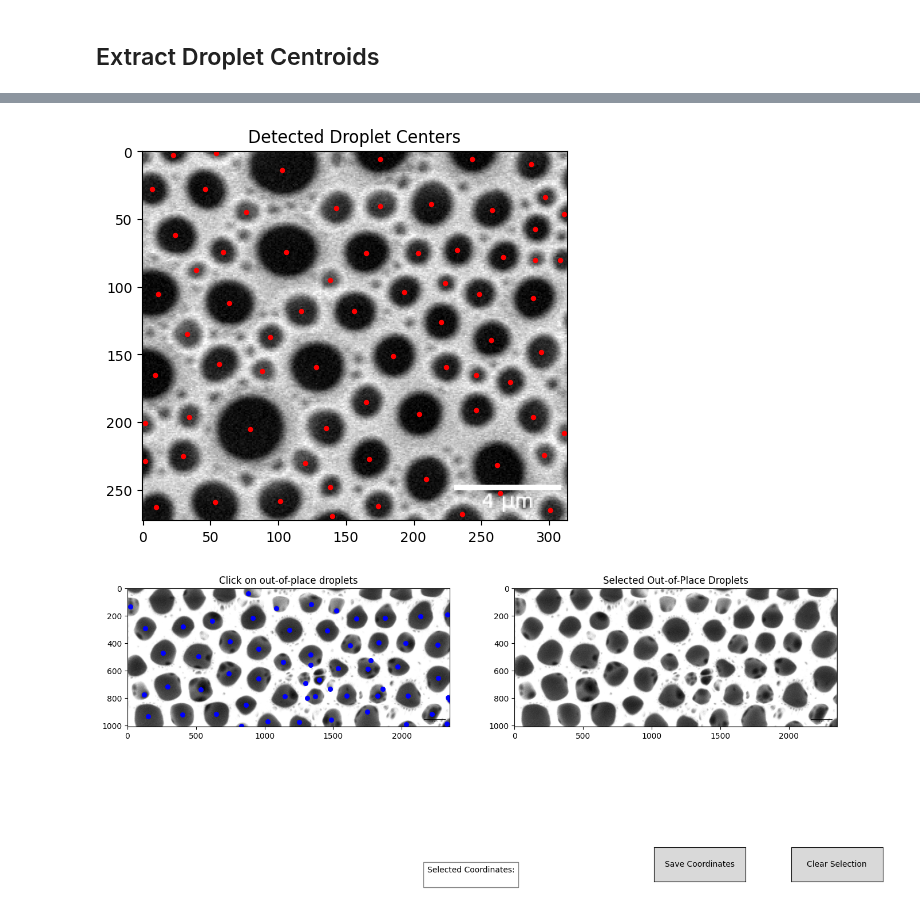
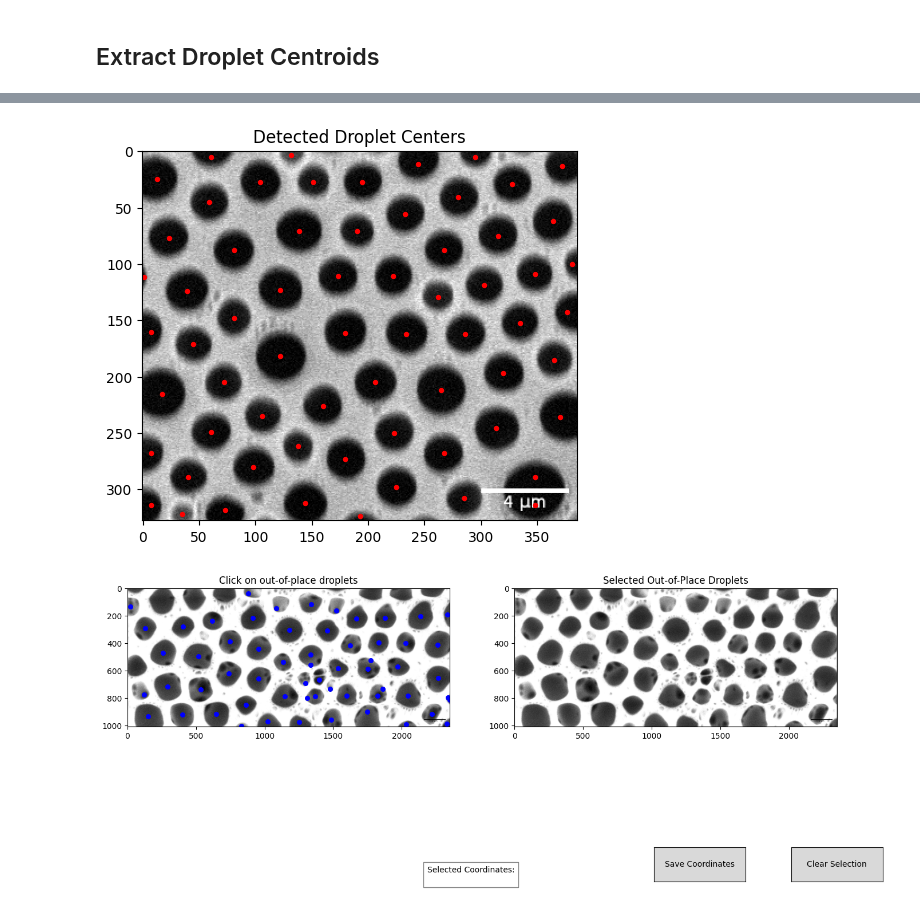
Before and after one commit to lemontang3/Python_Physics, a Jupyter notebook: Voronoi_Analysis.ipynb, the cells around one changed output, grey strips where cells are left out. Cells and saved outputs as stored; diff of their text form; code cells hidden in the pictures.

```diff
--- a/Voronoi_Analysis.ipynb
+++ b/Voronoi_Analysis.ipynb
@@ -47,7 +47,7 @@ import numpy as np
 import matplotlib.pyplot as plt
 
 # Load the image
-image_path = "sample3B.png"  # Update with your image path if needed
+image_path = "sample6B.png"  # Update with your image path if needed
 image = cv2.imread(image_path, cv2.IMREAD_GRAYSCALE)
 
 # Apply Gaussian blur to reduce noise
@@ -145,7 +145,7 @@ import numpy as np
 import matplotlib.pyplot as plt
 
 # Load the image in grayscale
-image_path = "sample3B.png"  # Update with your image path if needed
+image_path = "sample6B.png"  # Update with your image path if needed
 image = cv2.imread(image_path, cv2.IMREAD_GRAYSCALE)
 
 # Apply median blur to reduce noise
@@ -158,35 +158,35 @@ _, binary = cv2.threshold(blurred, 0, 255, cv2.THRESH_BINARY_INV + cv2.THRESH_OT
 kernel = np.ones((5, 5), np.uint8)
 closed = cv2.morphologyEx(binary, cv2.MORPH_CLOSE, kernel, iterations=2)
 
 # Detect edges using Canny edge detector
 edges = cv2.Canny(closed, 50, 150)
 
 # Find contours
 contours, _ = cv2.findContours(edges, cv2.RETR_EXTERNAL, cv2.CHAIN_APPROX_SIMPLE)
 
 # Convert to color image for visualization
 output_final = cv2.cvtColor(image, cv2.COLOR_GRAY2BGR)
 
 # Draw detected pore centers
 centroids = []
 for cnt in contours:
     M = cv2.moments(cnt)
     if M["m00"] != 0:
         cx = int(M["m10"] / M["m00"])
         cy = int(M["m01"] / M["m00"])
         centroids.append([cx, cy])
 # Convert to NumPy array
-centroids =np.array([[22, 3], [54, 1], [103, 14], [175, 6], [243, 6], [287, 9], [46, 28], [7, 28], [213, 39], [297, 34], [258, 43], [143, 42], [175, 40], [76, 45], [311, 46], [290, 57], [24, 62], [106, 74], [165, 75], [232, 73], [59, 74], [203, 75], [266, 78], [308, 80], [290, 80], [39, 88], [11, 105], [138, 95], [223, 97], [193, 104], [288, 108], [64, 112], [248, 105], [156, 118], [117, 118], [220, 126], [33, 135], [257, 139], [94, 137], [185, 151], [294, 148], [128, 159], [56, 157], [9, 165], [224, 159], [88, 162], [271, 170], [246, 165], [165, 185], [204, 194], [79, 205], [246, 191], [288, 196], [34, 196], [135, 204], [2, 201], [311, 208], [167, 227], [30, 225], [262, 232], [296, 224], [2, 229], [120, 230], [209, 242], [138, 248], [53, 259], [101, 258], [264, 252], [10, 263], [174, 262], [301, 265], [236, 268], [140, 269]]
+centroids =np.array([[61, 5], [132, 3], [244, 11], [295, 5], [372, 13], [13, 25], [104, 27], [195, 27], [151, 27], [328, 29], [280, 41], [59, 45], [233, 56], [364, 62], [139, 71], [190, 71], [315, 75], [23, 77], [81, 88], [267, 88], [381, 100], [222, 111], [348, 109], [173, 111], [1, 112], [122, 123], [303, 119], [39, 124], [262, 129], [377, 143], [81, 148], [335, 152], [180, 161], [7, 160], [234, 162], [286, 162], [45, 171], [122, 182], [365, 185], [320, 197], [206, 205], [72, 205], [265, 212], [17, 215], [160, 226], [370, 236], [106, 235], [314, 246], [61, 249], [223, 250], [138, 262], [267, 268], [7, 268], [180, 273], [98, 280], [40, 289], [348, 289], [225, 298], [144, 312], [285, 308], [7, 314], [348, 314], [73, 318], [35, 322], [193, 324]]
 
 )
 
 # Step 5: Plot the results
 plt.imshow(image, cmap='gray')
 plt.scatter(centroids[:, 0], centroids[:, 1], c='red', s=8)
 plt.title('Detected Droplet Centers')
 plt.show()
 # %% [output]
-[figure, old version]
+[figure, new version]
 # %%
 import cv2
 import numpy as np
```
Also changed, not shown: parts of 8 cells of this notebook, 16 other files.
